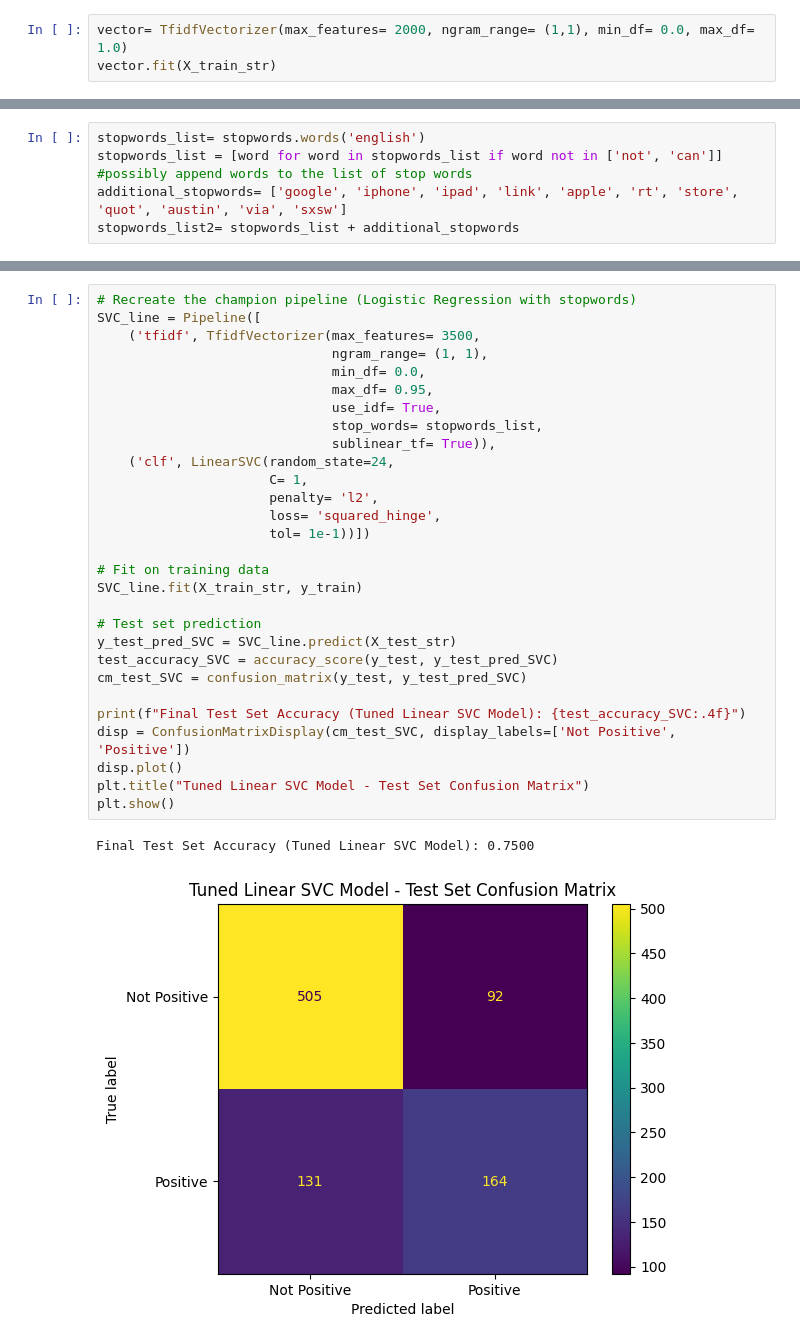
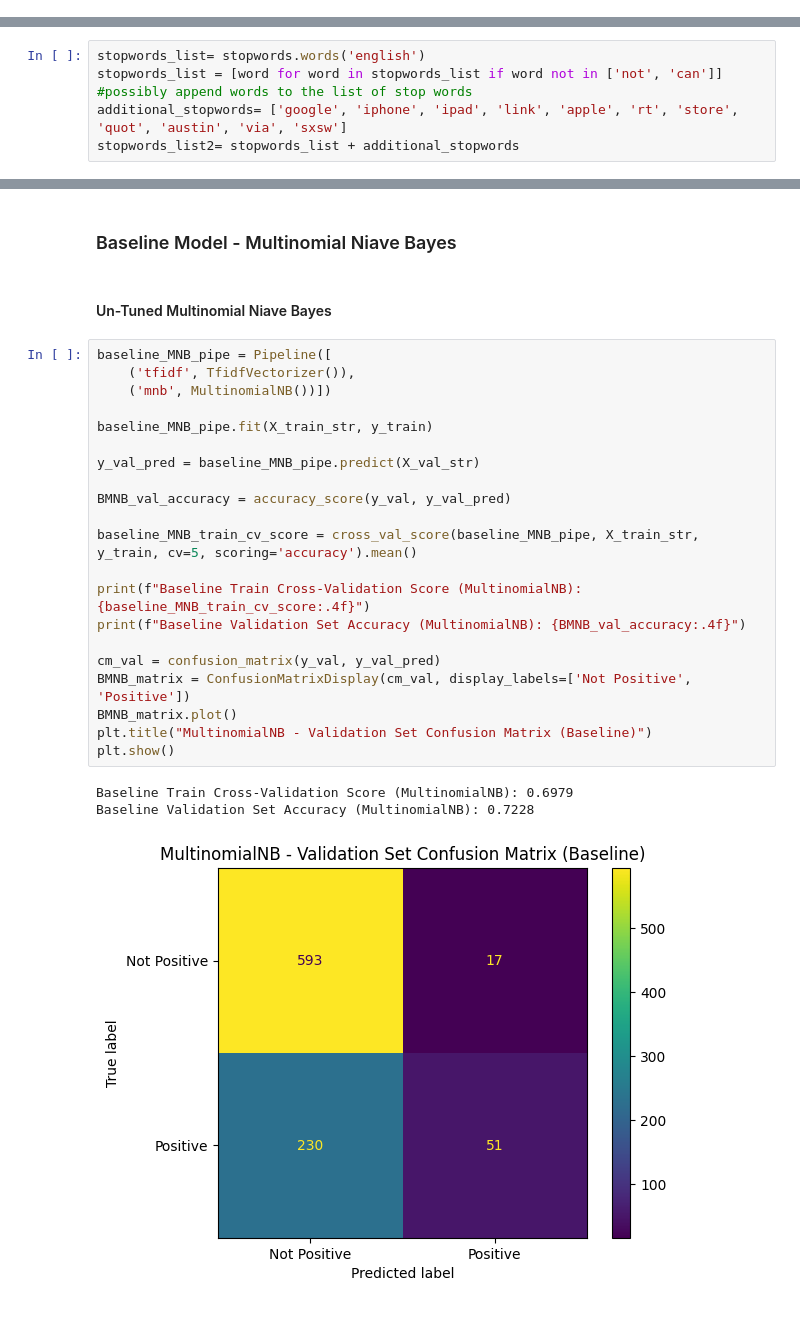
Before and after one commit to AndrewReusche/NLP_Sentiment_Analysis, a Jupyter notebook: NLP_Tweet_Analysis.ipynb, the cells around one changed output, grey strips where cells are left out. Drawn from its saved outputs; the diff is of its cells as text.

```diff
--- a/NLP_Tweet_Analysis.ipynb
+++ b/NLP_Tweet_Analysis.ipynb
@@ -354,3 +313,0 @@ len(X_train_str)
-# %%
-vector= TfidfVectorizer(max_features= 2000, ngram_range= (1,1), min_df= 0.0, max_df= 1.0)
-vector.fit(X_train_str)
@@ -3448,32 +320,29 @@ Validation Set Accuracy: 0.7710
-# %%
-# Recreate the champion pipeline (Logistic Regression with stopwords)
-SVC_line = Pipeline([
-    ('tfidf', TfidfVectorizer(max_features= 3500,
-                              ngram_range= (1, 1),
-                              min_df= 0.0,
-                              max_df= 0.95,
-                              use_idf= True,
-                              stop_words= stopwords_list,
-                              sublinear_tf= True)),
-    ('clf', LinearSVC(random_state=24,
-                      C= 1,
-                      penalty= 'l2',
-                      loss= 'squared_hinge',
-                      tol= 1e-1))])
-
-# Fit on training data
-SVC_line.fit(X_train_str, y_train)
-
-# Test set prediction
-y_test_pred_SVC = SVC_line.predict(X_test_str)
-test_accuracy_SVC = accuracy_score(y_test, y_test_pred_SVC)
-cm_test_SVC = confusion_matrix(y_test, y_test_pred_SVC)
-
-print(f"Final Test Set Accuracy (Tuned Linear SVC Model): {test_accuracy_SVC:.4f}")
-disp = ConfusionMatrixDisplay(cm_test_SVC, display_labels=['Not Positive', 'Positive'])
-disp.plot()
-plt.title("Tuned Linear SVC Model - Test Set Confusion Matrix")
-plt.show()
-# %% [output]
-Final Test Set Accuracy (Tuned Linear SVC Model): 0.7500
-[figure, removed]
+# %% [markdown]
+### Baseline Model - Multinomial Niave Bayes
+# %% [markdown]
+#### Un-Tuned Multinomial Niave Bayes
+# %%
+baseline_MNB_pipe = Pipeline([
+    ('tfidf', TfidfVectorizer()),
+    ('mnb', MultinomialNB())])
+
+baseline_MNB_pipe.fit(X_train_str, y_train)
+
+y_val_pred = baseline_MNB_pipe.predict(X_val_str)
+
+BMNB_val_accuracy = accuracy_score(y_val, y_val_pred)
+
+baseline_MNB_train_cv_score = cross_val_score(baseline_MNB_pipe, X_train_str, y_train, cv=5, scoring='accuracy').mean()
+
+print(f"Baseline Train Cross-Validation Score (MultinomialNB): {baseline_MNB_train_cv_score:.4f}")
+print(f"Baseline Validation Set Accuracy (MultinomialNB): {BMNB_val_accuracy:.4f}")
+
+cm_val = confusion_matrix(y_val, y_val_pred)
+BMNB_matrix = ConfusionMatrixDisplay(cm_val, display_labels=['Not Positive', 'Positive'])
+BMNB_matrix.plot()
+plt.title("MultinomialNB - Validation Set Confusion Matrix (Baseline)")
+plt.show()
+# %% [output]
+Baseline Train Cross-Validation Score (MultinomialNB): 0.6979
+Baseline Validation Set Accuracy (MultinomialNB): 0.7228
+[figure, added]
```
Also changed, not shown: parts of 159 cells of this notebook, 1 other file.
